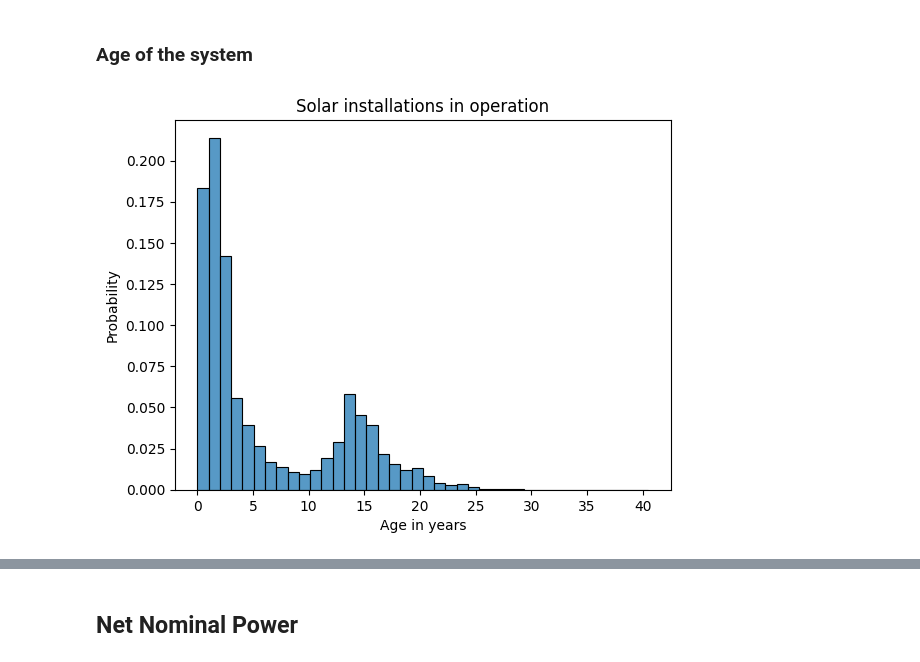
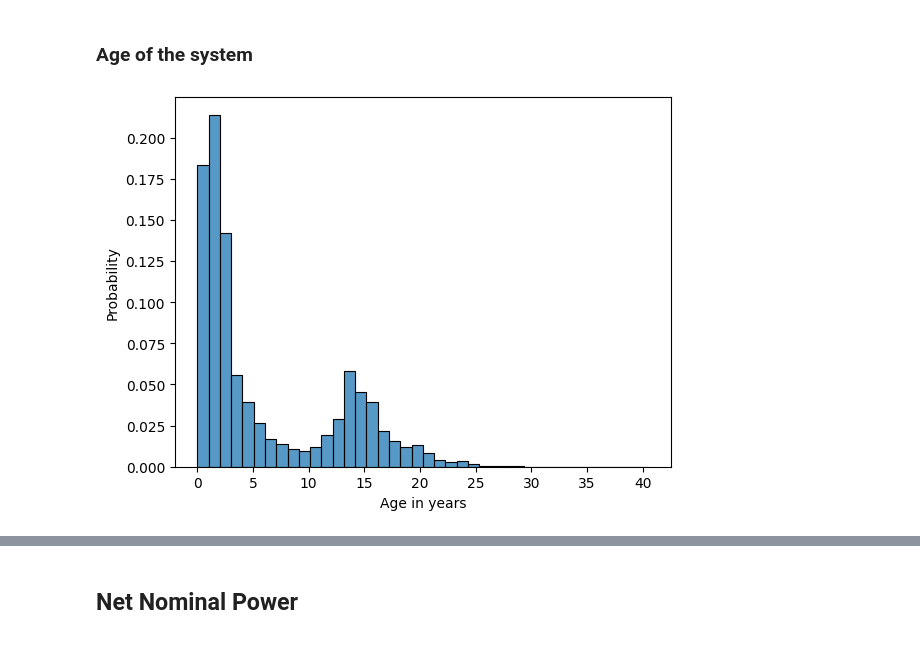
Before and after one commit to vikwal/synthetic_re_data_generation, a Jupyter notebook: marktstammdatenregister.ipynb, the cells around one changed output, grey strips where cells are left out. Cells and saved outputs as stored; diff of their text form; code cells hidden in the pictures.

Commit message:
new MaStr plots and corrections to renewablesninja.ipynb

```diff
--- a/marktstammdatenregister.ipynb
+++ b/marktstammdatenregister.ipynb
@@ -246,13 +246,13 @@ df_solar.drop(df_solar[df_solar['EinheitBetriebsstatus'] != 35].index, inplace=T
 # %%
 age = get_age(data=df_solar, q_high=1)
 plot_distribution(series=age,
-                  title='Solar installations in operation',
+                  #title='Solar installations in operation',
                   x_label='Age in years',
                   binwidth=1,
                   save_plot=save_plot,
                   save_name='pv_age.png')
 # %% [output]
-[figure, old version]
+[figure, new version]
 # %%
 np.random.normal(loc=15, scale=5)
 # %% [output]
```
Also changed, not shown: parts of 3 cells of this notebook, 2 other files.
